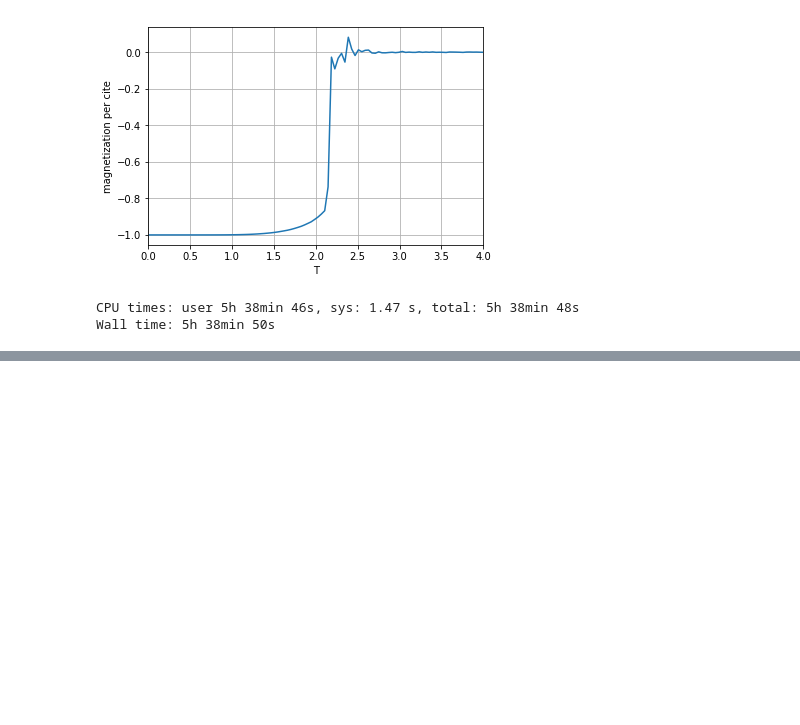
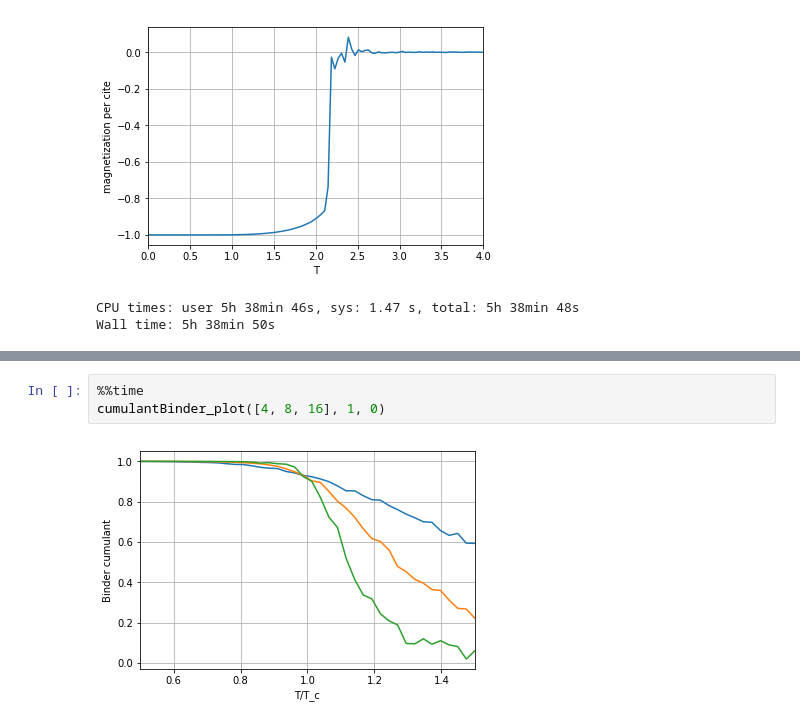
Before and after one commit to kumasaburou/num2019, a Jupyter notebook: src/Ising_MC/Ising2d_MC.ipynb, the cells around one changed output, grey strips where cells are left out. Saved outputs shown, nothing was run; the diff lists cells and outputs as text; blank space fills up the shorter version.

```diff
--- a/src/Ising_MC/Ising2d_MC.ipynb
+++ b/src/Ising_MC/Ising2d_MC.ipynb
@@ -561,0 +647,5 @@ Wall time: 3min 36s
+# %%
+%%time
+cumulantBinder_plot([4, 8, 16], 1, 0)
+# %% [output]
+[figure, added]
```
Also changed, not shown: parts of 12 cells of this notebook.
